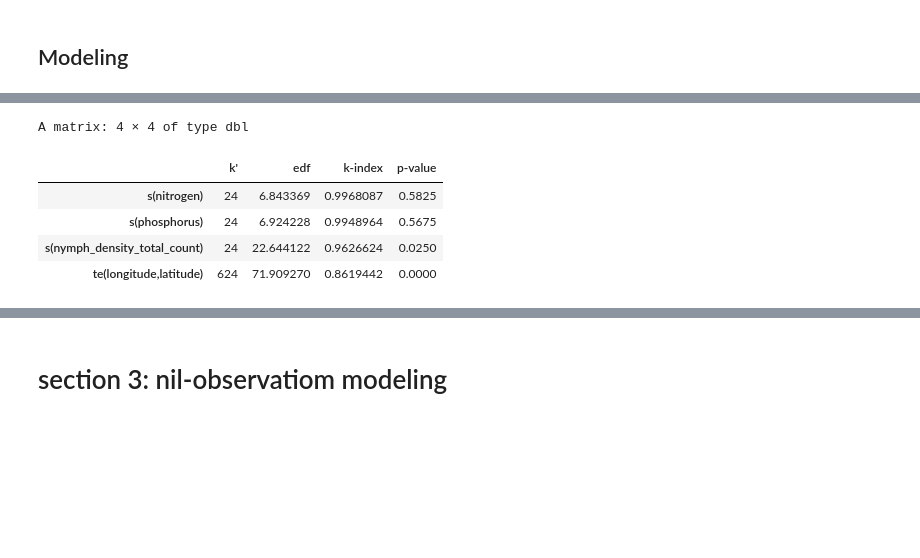
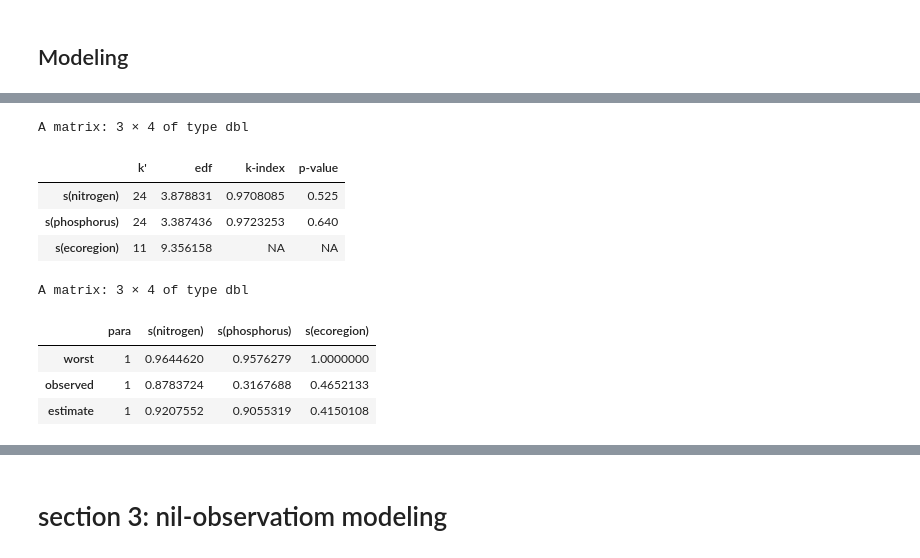
Before and after one commit to ddlawton/herbivore_nutrient_interactions, a Jupyter notebook: scripts/spatial_modeling/03_australian_plague_locust_raw_data_visualization.ipynb, the cells around one changed output, grey strips where cells are left out. Drawn from its saved outputs; the diff is of its cells as text; code cells hidden in the pictures; blank space fills up the shorter version.

```diff
--- a/scripts/spatial_modeling/03_australian_plague_locust_raw_data_visualization.ipynb
+++ b/scripts/spatial_modeling/03_australian_plague_locust_raw_data_visualization.ipynb
@@ -174,33 +212,0 @@ A tibble: 1 × 8
-# %%
-mod1 <- bam(nymph_density_count ~
-               s(nitrogen,k=25) +
-               s(phosphorus,k=25) +
-               s(nymph_density_total_count,k=25) +
-               te(longitude,latitude,bs=c('tp','tp'),k=25),
-           select = TRUE,
-           discrete = TRUE,
-           nthreads = 20,
-          family = tw(),
-          data = outbreak_data)
-
-mod2 <- bam(nymph_density_count ~
-               s(nitrogen,k=25) +
-               s(phosphorus,k=25),
-           select = TRUE,
-           discrete = TRUE,
-           nthreads = 20,
-          family = tw(),
-          data = outbreak_data)
-
-mod3 <- bam(nymph_density_count ~
-               s(nymph_density_total_count,k=25) +
-               te(longitude,latitude,bs=c('tp','tp'),k=25),
-           select = TRUE,
-           discrete = TRUE,
-           nthreads = 20,
-          family = tw(),
-          data = outbreak_data)
-
-mod4 <- gam(nymph_density_count ~ 1,
-          family = tw(),
-          data = outbreak_data)
@@ -228,9 +236,8 @@ saveRDS(models, here("output/spatial_modeling/model_objects/locust_outbreak_mode
 # %%
-k.check(mod1)
+k.check(mod2)
 # %% [output]
-A matrix: 4 × 4 of type dbl
+A matrix: 3 × 4 of type dbl
 |  | k' | edf | k-index | p-value |
-| s(nitrogen) | 24 | 6.843369 | 0.9968087 | 0.5825 |
-| s(phosphorus) | 24 | 6.924228 | 0.9948964 | 0.5675 |
-| s(nymph_density_total_count) | 24 | 22.644122 | 0.9626624 | 0.0250 |
-| te(longitude,latitude) | 624 | 71.909270 | 0.8619442 | 0.0000 |
+| s(nitrogen) | 24 | 3.878831 | 0.9708085 | 0.525 |
+| s(phosphorus) | 24 | 3.387436 | 0.9723253 | 0.640 |
+| s(ecoregion) | 11 | 9.356158 | NA | NA |
@@ -236,0 +246,8 @@ A matrix: 4 × 4 of type dbl
+# %%
+concurvity(mod2)
+# %% [output]
+A matrix: 3 × 4 of type dbl
+|  | para | s(nitrogen) | s(phosphorus) | s(ecoregion) |
+| worst | 1 | 0.9644620 | 0.9576279 | 1.0000000 |
+| observed | 1 | 0.8783724 | 0.3167688 | 0.4652133 |
+| estimate | 1 | 0.9207552 | 0.9055319 | 0.4150108 |
```
Also changed, not shown: parts of 18 cells of this notebook, 15 other files.
